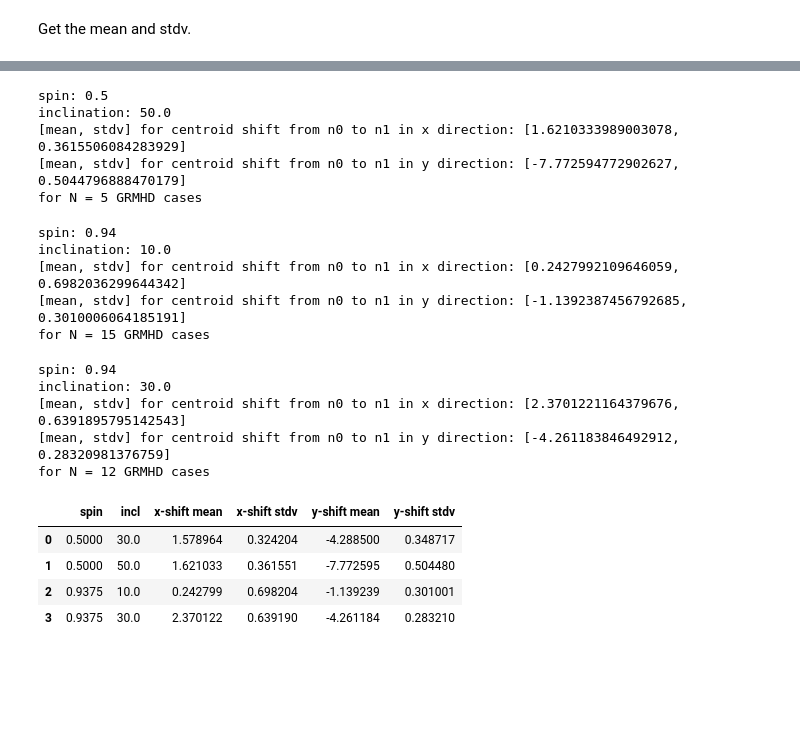
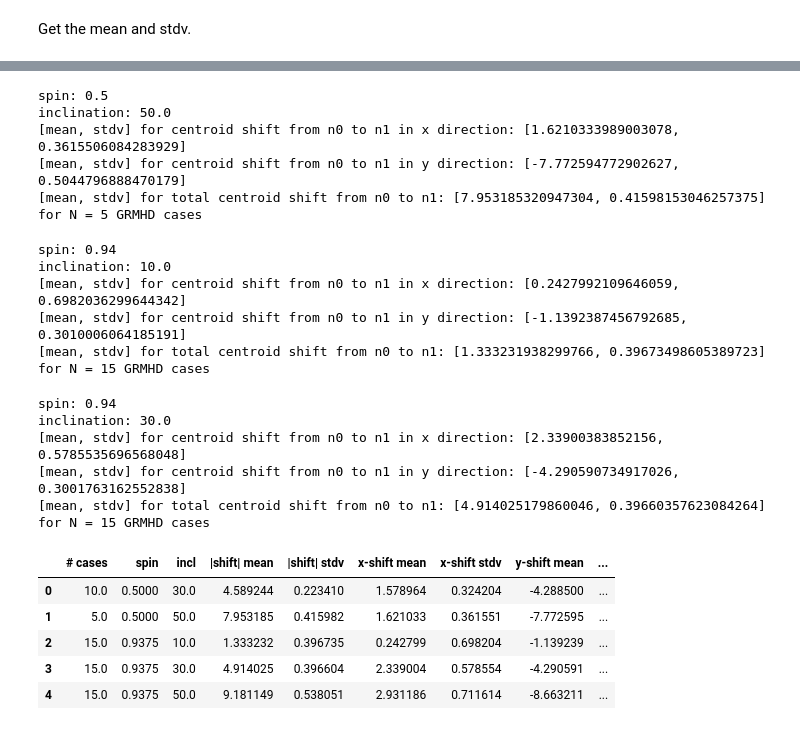
Before and after one commit to dominic-chang/CenterComparison, a Jupyter notebook: src/mring_results.ipynb, the cells around one changed output, grey strips where cells are left out. Saved outputs shown, nothing was run; the diff lists cells and outputs as text; code cells hidden in the pictures; blank space fills up the shorter version.

```diff
--- a/src/mring_results.ipynb
+++ b/src/mring_results.ipynb
@@ -37,7 +37,7 @@ for filename in file_names_out:
         case_strings.append(filename[:-12])
 
 # THIS IS JUST BECAUSE DATA IS NOT YET CPMPLETE
-case_strings = case_strings[0:-1]
+case_strings = case_strings[0:-14]
 case_strings
 # %% [output]
 ['sgra_Ma+0.5_30_1_0230_1_160',
@@ -136,17 +142,23 @@ for case in data:
 
 centroid_shift_x_mean = [np.mean(np.array(selected)[:, -2]), np.std(np.array(selected)[:, -2])]
 centroid_shift_y_mean = [np.mean(np.array(selected)[:, -1]), np.std(np.array(selected)[:, -1])]
+centroid_shift_mean = [
+    np.mean(np.sqrt(np.array(selected)[:, -2]**2 + np.array(selected)[:, -1]**2)),
+    np.std(np.sqrt(np.array(selected)[:, -2]**2 + np.array(selected)[:, -1]**2))
+]
 
 print('spin:', spinselectval)
 print('inclination:', inclselectval)
 print('[mean, stdv] for centroid shift from n0 to n1 in x direction:', centroid_shift_x_mean)
 print('[mean, stdv] for centroid shift from n0 to n1 in y direction:', centroid_shift_y_mean)
+print('[mean, stdv] for total centroid shift from n0 to n1:', centroid_shift_mean)
 print('for N =', len(selected), 'GRMHD cases')
 # %% [output]
 spin: 0.5
 inclination: 50.0
 [mean, stdv] for centroid shift from n0 to n1 in x direction: [1.6210333989003078, 0.3615506084283929]
 [mean, stdv] for centroid shift from n0 to n1 in y direction: [-7.772594772902627, 0.5044796888470179]
+[mean, stdv] for total centroid shift from n0 to n1: [7.953185320947304, 0.41598153046257375]
 for N = 5 GRMHD cases
 # %%
 selected = []
@@ -158,17 +170,23 @@ for case in data:
 
 centroid_shift_x_mean = [np.mean(np.array(selected)[:, -2]), np.std(np.array(selected)[:, -2])]
 centroid_shift_y_mean = [np.mean(np.array(selected)[:, -1]), np.std(np.array(selected)[:, -1])]
+centroid_shift_mean = [
+    np.mean(np.sqrt(np.array(selected)[:, -2]**2 + np.array(selected)[:, -1]**2)),
+    np.std(np.sqrt(np.array(selected)[:, -2]**2 + np.array(selected)[:, -1]**2))
+]
 
 print('spin:', spinselectval)
 print('inclination:', inclselectval)
 print('[mean, stdv] for centroid shift from n0 to n1 in x direction:', centroid_shift_x_mean)
 print('[mean, stdv] for centroid shift from n0 to n1 in y direction:', centroid_shift_y_mean)
+print('[mean, stdv] for total centroid shift from n0 to n1:', centroid_shift_mean)
 print('for N =', len(selected), 'GRMHD cases')
 # %% [output]
 spin: 0.94
 inclination: 10.0
 [mean, stdv] for centroid shift from n0 to n1 in x direction: [0.2427992109646059, 0.6982036299644342]
 [mean, stdv] for centroid shift from n0 to n1 in y direction: [-1.1392387456792685, 0.3010006064185191]
+[mean, stdv] for total centroid shift from n0 to n1: [1.333231938299766, 0.39673498605389723]
 for N = 15 GRMHD cases
 # %%
 selected = []
@@ -180,18 +198,24 @@ for case in data:
 
 centroid_shift_x_mean = [np.mean(np.array(selected)[:, -2]), np.std(np.array(selected)[:, -2])]
 centroid_shift_y_mean = [np.mean(np.array(selected)[:, -1]), np.std(np.array(selected)[:, -1])]
+centroid_shift_mean = [
+    np.mean(np.sqrt(np.array(selected)[:, -2]**2 + np.array(selected)[:, -1]**2)),
+    np.std(np.sqrt(np.array(selected)[:, -2]**2 + np.array(selected)[:, -1]**2))
+]
 
 print('spin:', spinselectval)
 print('inclination:', inclselectval)
 print('[mean, stdv] for centroid shift from n0 to n1 in x direction:', centroid_shift_x_mean)
 print('[mean, stdv] for centroid shift from n0 to n1 in y direction:', centroid_shift_y_mean)
+print('[mean, stdv] for total centroid shift from n0 to n1:', centroid_shift_mean)
 print('for N =', len(selected), 'GRMHD cases')
 # %% [output]
 spin: 0.94
 inclination: 30.0
-[mean, stdv] for centroid shift from n0 to n1 in x direction: [2.3701221164379676, 0.6391895795142543]
-[mean, stdv] for centroid shift from n0 to n1 in y direction: [-4.261183846492912, 0.28320981376759]
-for N = 12 GRMHD cases
+[mean, stdv] for centroid shift from n0 to n1 in x direction: [2.33900383852156, 0.5785535696568048]
+[mean, stdv] for centroid shift from n0 to n1 in y direction: [-4.290590734917026, 0.3001763162552838]
+[mean, stdv] for total centroid shift from n0 to n1: [4.914025179860046, 0.39660357623084264]
+for N = 15 GRMHD cases
 # %%
 spins = np.unique(np.array(data)[:,0]).tolist()
 inclinations = np.unique(np.array(data)[:,1]).tolist()
@@ -206,24 +230,29 @@ for spin in spins:
                 selected.append(case)
 
         if len(selected)>0:
+            centroid_shift_mean = np.mean(np.sqrt(np.array(selected)[:, -2]**2 + np.array(selected)[:, -1]**2))
+            centroid_shift_stdv = np.std(np.sqrt(np.array(selected)[:, -2]**2 + np.array(selected)[:, -1]**2))
             centroid_shift_x_mean = np.mean(np.array(selected)[:, -2])
             centroid_shift_x_stdv = np.std(np.array(selected)[:, -2])
             centroid_shift_y_mean = np.mean(np.array(selected)[:, -1])
             centroid_shift_y_stdv = np.std(np.array(selected)[:, -1])
             resData.append([
+                len(selected),
                 spin,incl,
+                centroid_shift_mean, centroid_shift_stdv,
                 centroid_shift_x_mean, centroid_shift_x_stdv,
                 centroid_shift_y_mean, centroid_shift_y_stdv
             ])
 # %%
 pd.DataFrame(
     np.array(resData),
-    columns=['spin', 'incl', 'x-shift mean', 'x-shift stdv', 'y-shift mean', 'y-shift stdv']
+    columns=['# cases','spin', 'incl', '|shift| mean', '|shift| stdv', 'x-shift mean', 'x-shift stdv', 'y-shift mean', 'y-shift stdv']
 )
 # %% [output]
-|  | spin | incl | x-shift mean | x-shift stdv | y-shift mean | y-shift stdv |
-| 0 | 0.5000 | 30.0 | 1.578964 | 0.324204 | -4.288500 | 0.348717 |
-| 1 | 0.5000 | 50.0 | 1.621033 | 0.361551 | -7.772595 | 0.504480 |
-| 2 | 0.9375 | 10.0 | 0.242799 | 0.698204 | -1.139239 | 0.301001 |
-| 3 | 0.9375 | 30.0 | 2.370122 | 0.639190 | -4.261184 | 0.283210 |
+|  | # cases | spin | incl | |shift| mean | |shift| stdv | x-shift mean | x-shift stdv | y-shift mean | ... |
+| 0 | 10.0 | 0.5000 | 30.0 | 4.589244 | 0.223410 | 1.578964 | 0.324204 | -4.288500 | ... |
+| 1 | 5.0 | 0.5000 | 50.0 | 7.953185 | 0.415982 | 1.621033 | 0.361551 | -7.772595 | ... |
+| 2 | 15.0 | 0.9375 | 10.0 | 1.333232 | 0.396735 | 0.242799 | 0.698204 | -1.139239 | ... |
+| 3 | 15.0 | 0.9375 | 30.0 | 4.914025 | 0.396604 | 2.339004 | 0.578554 | -4.290591 | ... |
+| 4 | 15.0 | 0.9375 | 50.0 | 9.181149 | 0.538051 | 2.931186 | 0.711614 | -8.663211 | ... |
 # %%
```
Also changed, not shown: parts of 4 cells of this notebook, 1 other file.
